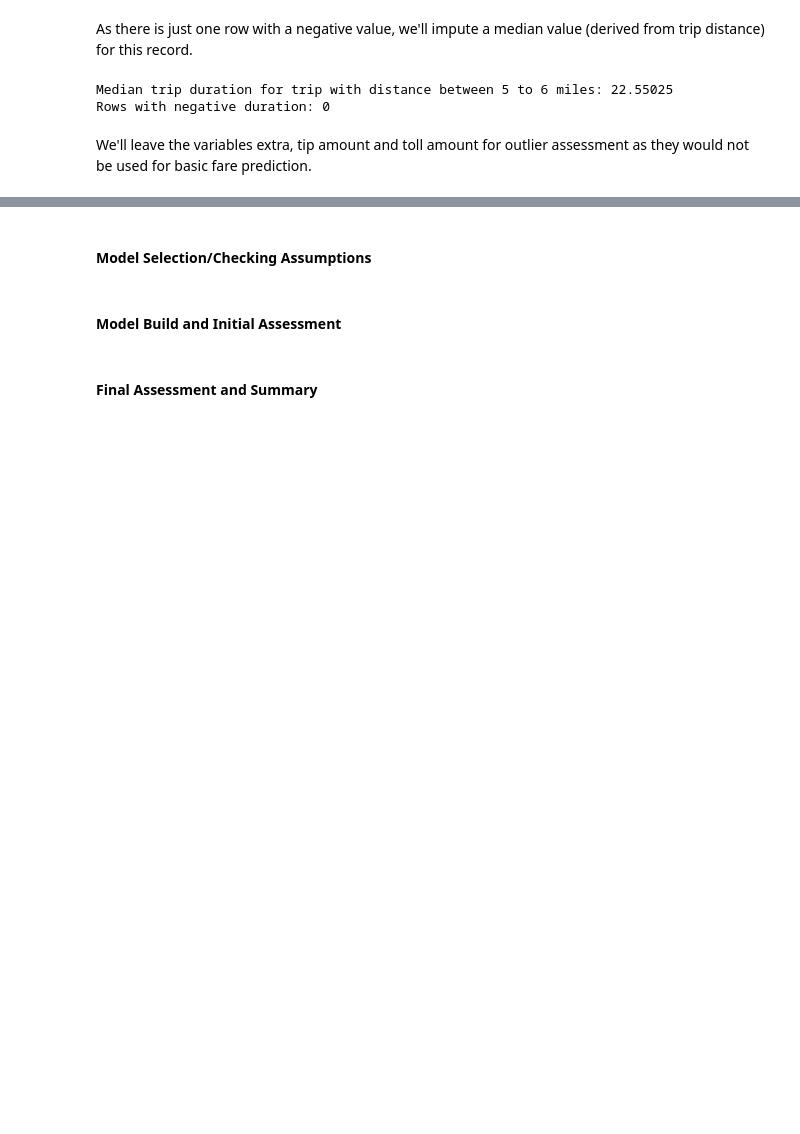
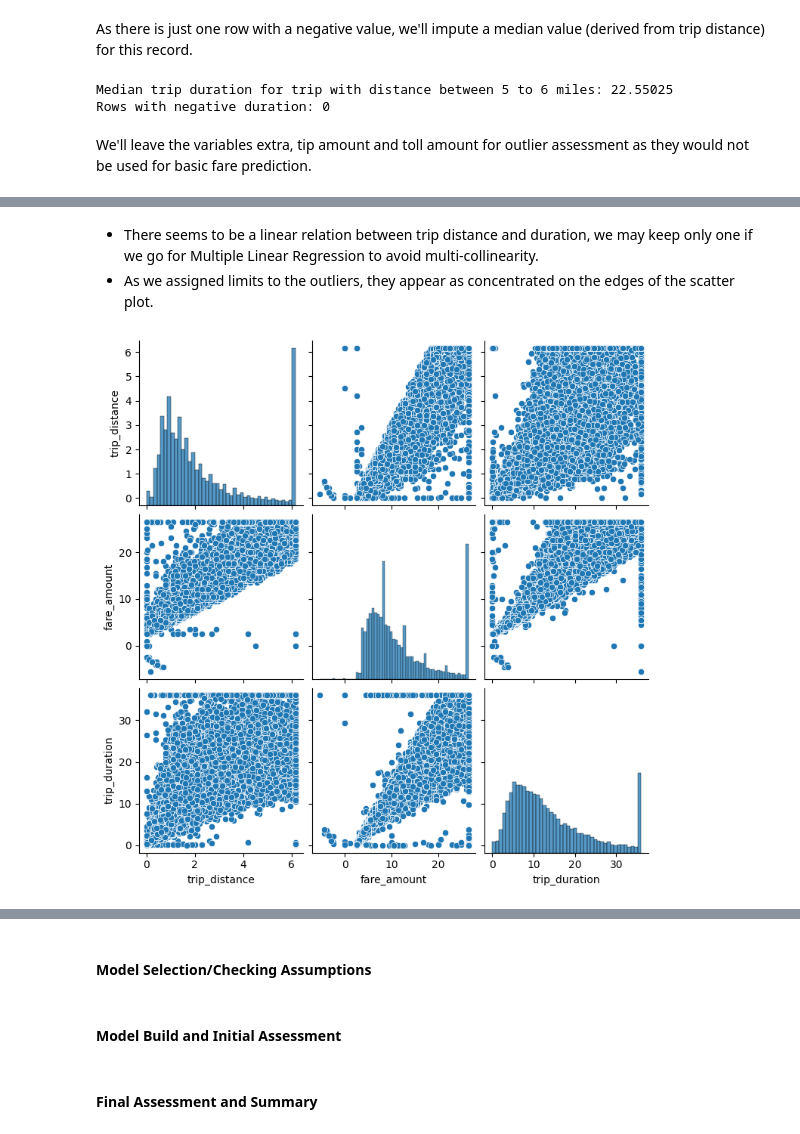
Before and after one commit to traha-89/Portafoglio, a Jupyter notebook: NYC Taxi Fare Prediction/NYC_MLRprediction.ipynb, the cells around one changed output, grey strips where cells are left out. Drawn from its saved outputs; the diff is of its cells as text; code cells hidden in the pictures; blank space fills up the shorter version.

```diff
--- a/NYC Taxi Fare Prediction/NYC_MLRprediction.ipynb
+++ b/NYC Taxi Fare Prediction/NYC_MLRprediction.ipynb
@@ -396,0 +428,9 @@ We'll leave the variables extra, tip amount and toll amount for outlier assessme
+# %% [markdown]
+- There seems to be a linear relation between trip distance and duration, we may keep only one if we go for Multiple Linear Regression to avoid multi-collinearity.
+- As we assigned limits to the outliers, they appear as concentrated on the edges of the scatter plot.
+# %%
+# Establish relationship between continuous variables
+sns.pairplot(df_edit3[['trip_distance','fare_amount','trip_duration']])
+plt.show()
+# %% [output]
+[figure, added]
```
Also changed, not shown: parts of 14 cells of this notebook.
